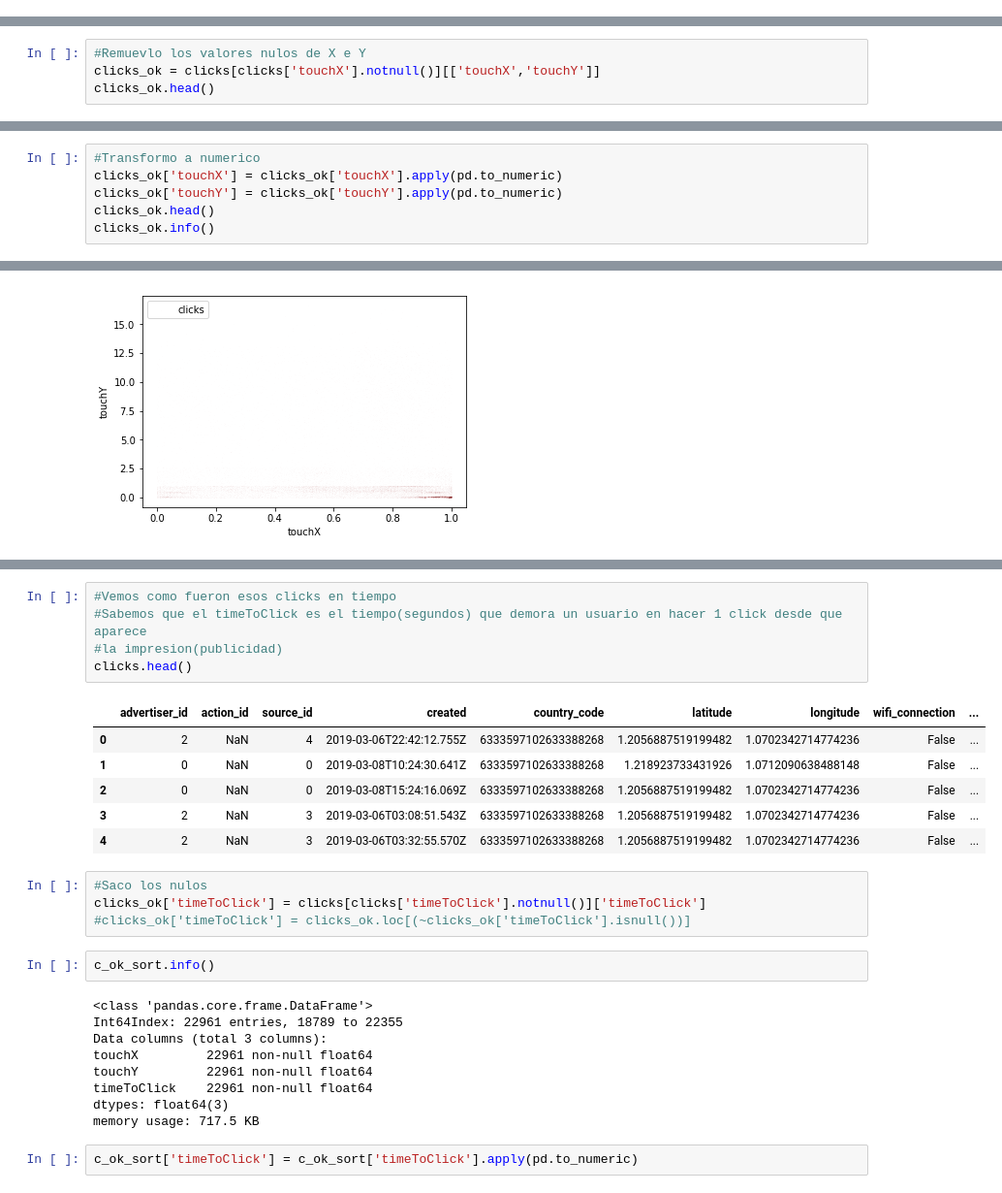
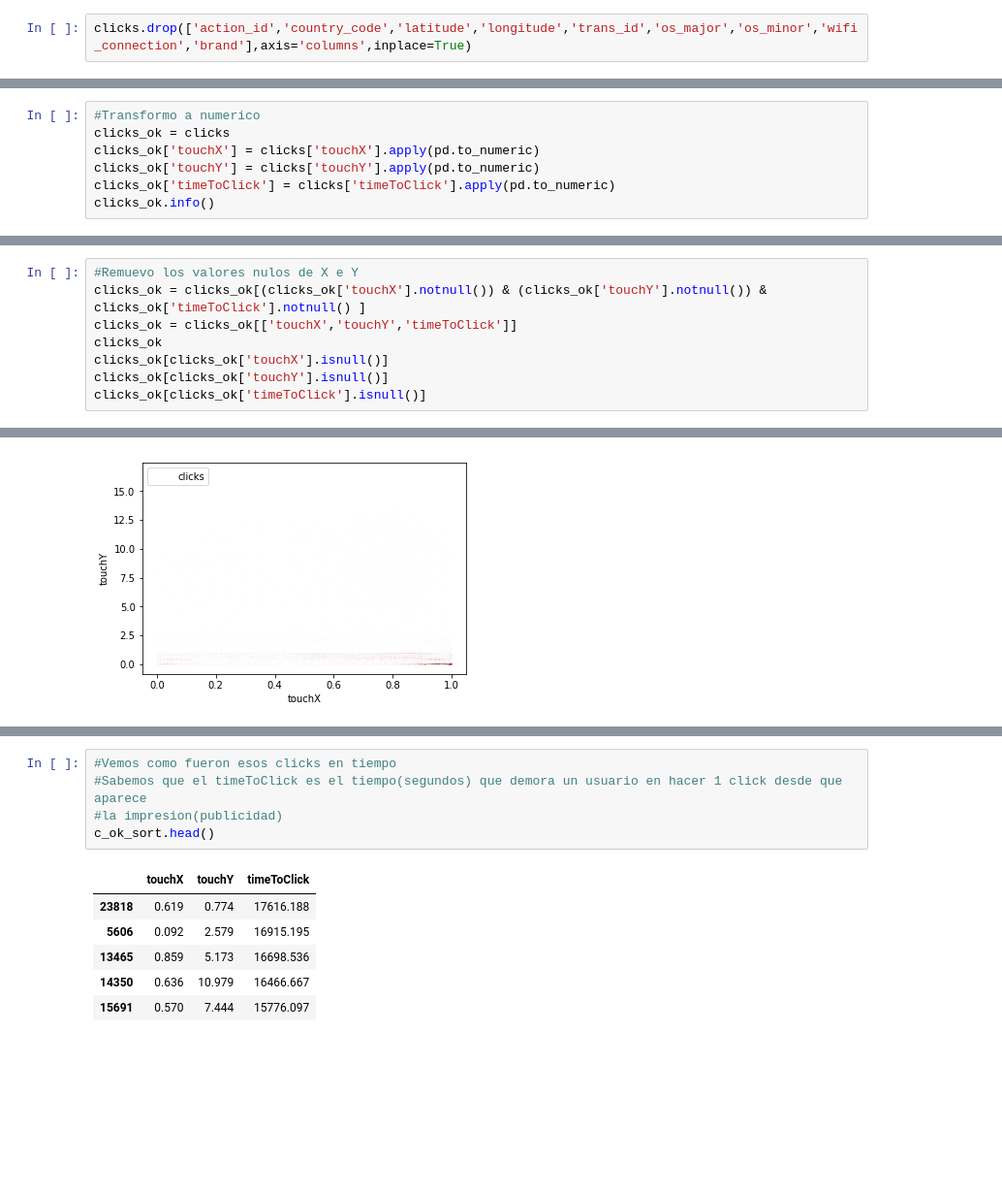
Before and after one commit to gatti2602/7506-datos, a Jupyter notebook: Lucas/analisis_exploratorio_clicks.ipynb, the cells around one changed output, grey strips where cells are left out. Shown at 97% size. Drawn from its saved outputs; the diff is of its cells as text; blank space fills up the shorter version.

Commit message:
reordeno data sobre clicks

```diff
--- a/Lucas/analisis_exploratorio_clicks.ipynb
+++ b/Lucas/analisis_exploratorio_clicks.ipynb
@@ -65,3 +80,5 @@ print("# Anunciantes: "+str(clicks['advertiser_id'].describe()[0]))
 #### * Todas las conexiones son por wifi
 #### * agent_device tiene muchos valores nulos
 #### * brand tiene muchos valores nulos
+# %%
+clicks.drop(['action_id','country_code','latitude','longitude','trans_id','os_major','os_minor','wifi_connection','brand'],axis='columns',inplace=True)
@@ -111,0 +142,7 @@ clicks[clicks['touchY'].notnull()]['ref_hash'].count()
+# %%
+#Transformo a numerico
+clicks_ok = clicks
+clicks_ok['touchX'] = clicks['touchX'].apply(pd.to_numeric)
+clicks_ok['touchY'] = clicks['touchY'].apply(pd.to_numeric)
+clicks_ok['timeToClick'] = clicks['timeToClick'].apply(pd.to_numeric)
+clicks_ok.info()
@@ -112,5 +175,9 @@ clicks[clicks['touchY'].notnull()]['ref_hash'].count()
 # %%
-#Remuevlo los valores nulos de X e Y
-clicks_ok = clicks[clicks['touchX'].notnull()][['touchX','touchY']]
-clicks_ok.head()
+#Remuevo los valores nulos de X e Y
+clicks_ok = clicks_ok[(clicks_ok['touchX'].notnull()) & (clicks_ok['touchY'].notnull()) & clicks_ok['timeToClick'].notnull() ]
+clicks_ok = clicks_ok[['touchX','touchY','timeToClick']]
+clicks_ok
+clicks_ok[clicks_ok['touchX'].isnull()]
+clicks_ok[clicks_ok['touchY'].isnull()]
+clicks_ok[clicks_ok['timeToClick'].isnull()]
 # %% [output]
@@ -123,6 +184,0 @@ clicks_ok.head()
-# %%
-#Transformo a numerico
-clicks_ok['touchX'] = clicks_ok['touchX'].apply(pd.to_numeric)
-clicks_ok['touchY'] = clicks_ok['touchY'].apply(pd.to_numeric)
-clicks_ok.head()
-clicks_ok.info()
@@ -151,29 +234,12 @@ clicks_ok.plot.scatter(x='touchX', y='touchY', color='DarkRed', label='clicks',s
 # %%
 #Vemos como fueron esos clicks en tiempo
 #Sabemos que el timeToClick es el tiempo(segundos) que demora un usuario en hacer 1 click desde que aparece
 #la impresion(publicidad)
-clicks.head()
+c_ok_sort.head()
 # %% [output]
-|  | advertiser_id | action_id | source_id | created | country_code | latitude | longitude | wifi_connection | ... |
-| 0 | 2 | NaN | 4 | 2019-03-06T22:42:12.755Z | 6333597102633388268 | 1.2056887519199482 | 1.0702342714774236 | False | ... |
-| 1 | 0 | NaN | 0 | 2019-03-08T10:24:30.641Z | 6333597102633388268 | 1.218923733431926 | 1.0712090638488148 | False | ... |
-| 2 | 0 | NaN | 0 | 2019-03-08T15:24:16.069Z | 6333597102633388268 | 1.2056887519199482 | 1.0702342714774236 | False | ... |
-| 3 | 2 | NaN | 3 | 2019-03-06T03:08:51.543Z | 6333597102633388268 | 1.2056887519199482 | 1.0702342714774236 | False | ... |
-| 4 | 2 | NaN | 3 | 2019-03-06T03:32:55.570Z | 6333597102633388268 | 1.2056887519199482 | 1.0702342714774236 | False | ... |
+|  | touchX | touchY | timeToClick |
+| 23818 | 0.619 | 0.774 | 17616.188 |
+| 5606 | 0.092 | 2.579 | 16915.195 |
+| 13465 | 0.859 | 5.173 | 16698.536 |
+| 14350 | 0.636 | 10.979 | 16466.667 |
+| 15691 | 0.570 | 7.444 | 15776.097 |
-# %%
-#Saco los nulos
-clicks_ok['timeToClick'] = clicks[clicks['timeToClick'].notnull()]['timeToClick']
-#clicks_ok['timeToClick'] = clicks_ok.loc[(~clicks_ok['timeToClick'].isnull())]
-# %%
-c_ok_sort.info()
-# %% [output]
-<class 'pandas.core.frame.DataFrame'>
-Int64Index: 22961 entries, 18789 to 22355
-Data columns (total 3 columns):
-touchX         22961 non-null float64
-touchY         22961 non-null float64
-timeToClick    22961 non-null float64
-dtypes: float64(3)
-memory usage: 717.5 KB
-# %%
-c_ok_sort['timeToClick'] = c_ok_sort['timeToClick'].apply(pd.to_numeric)
```
Also changed, not shown: parts of 33 cells of this notebook.
